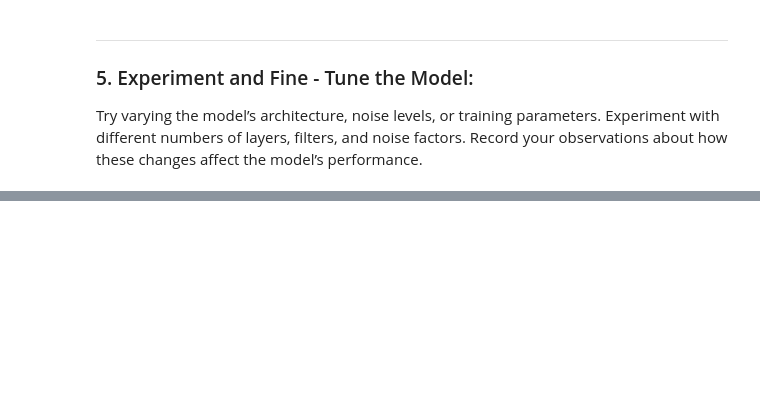
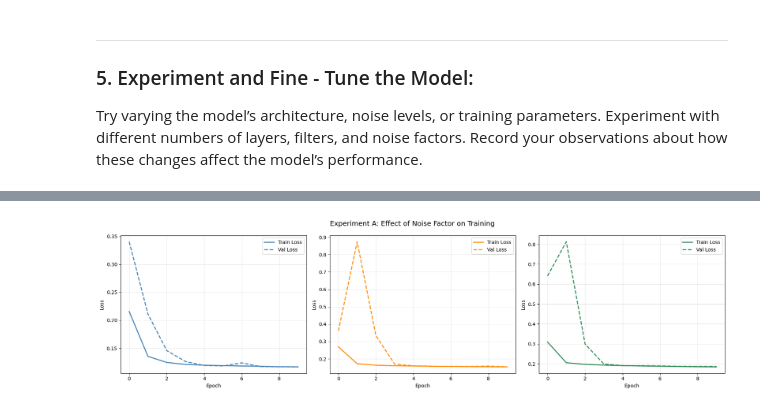
Before and after one commit to nl-codes/6CS012-Artificial-Intelligence-and-Machine-Learning, a Jupyter notebook: week_7/notebooks/tutorial_7_complete.ipynb, the cells around one changed output, grey strips where cells are left out. Saved outputs shown, nothing was run; the diff lists cells and outputs as text; code cells hidden in the pictures; blank space fills up the shorter version.

```diff
--- a/week_7/notebooks/tutorial_7_complete.ipynb
+++ b/week_7/notebooks/tutorial_7_complete.ipynb
@@ -726,6 +726,8 @@ Try varying the model’s architecture, noise levels, or training parameters. Ex
 # ─────────────────────────────────────────────────────────────────────────────
 noise_factors = [0.2, 0.6, 0.8]
 results = {}
+
+DEVNAGARI_EPOCHES_FINE_TUNE = 10
 
 for nf in noise_factors:
     print(f"\n>>> Noise factor = {nf}")
@@ -738,11 +740,11 @@ for nf in noise_factors:
     hist = model.fit(
         x_train_nf,
         x_train,
-        epochs=DEVNAGARI_EPOCHES,
+        epochs=DEVNAGARI_EPOCHES_FINE_TUNE,
         batch_size=DEVNAGARI_BATCH_SIZE,
         shuffle=True,
         validation_data=(x_test_nf, x_test),
-        verbose=0,
+        verbose=1,
         callbacks=[
             EarlyStopping(monitor="val_loss", patience=4, restore_best_weights=True)
         ],
@@ -767,25 +784,24 @@ KeyboardInterrupt:
 # %%
 # ─────────────────────────────────────────────────────────────────────────────
 # Visualise Experiment A: Loss curves per noise level
 # ─────────────────────────────────────────────────────────────────────────────
 fig, axes = plt.subplots(1, 3, figsize=(18, 5))
 colors = ["steelblue", "darkorange", "seagreen"]
 
 for ax, (nf, col) in zip(axes, zip(noise_factors, colors)):
     hist = results[nf]["history"]
     ax.plot(hist.history["loss"], label="Train Loss", color=col, lw=2)
     ax.plot(hist.history["val_loss"], label="Val Loss", color=col, lw=2, linestyle="--")
-    ax.set_title(
-        f'noise_factor = {nf}\nPSNR = {results[nf]["psnr"]:.2f} dB', fontsize=12
-    )
     ax.set_xlabel("Epoch")
     ax.set_ylabel("Loss")
     ax.legend()
     ax.grid(alpha=0.3)
 
 plt.suptitle("Experiment A: Effect of Noise Factor on Training", fontsize=14)
 plt.tight_layout()
 plt.show()
+# %% [output]
+[figure, added]
 # %%
 # ─────────────────────────────────────────────────────────────────────────────
 # Visualise denoising results side-by-side across noise levels
```
Also changed, not shown: parts of 21 cells of this notebook.
